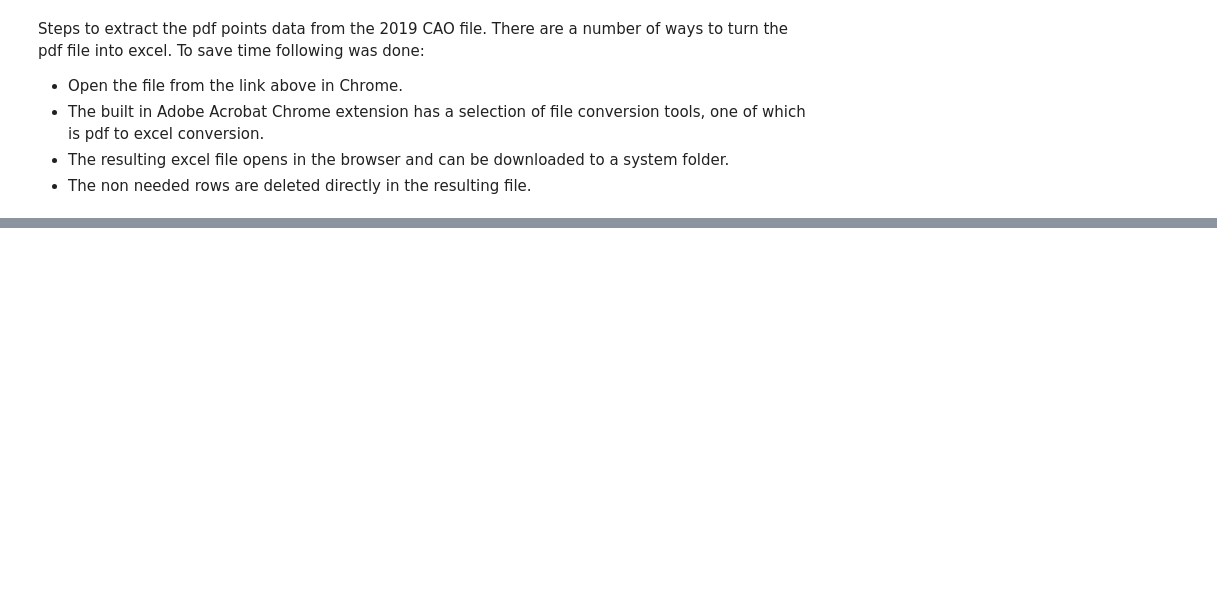
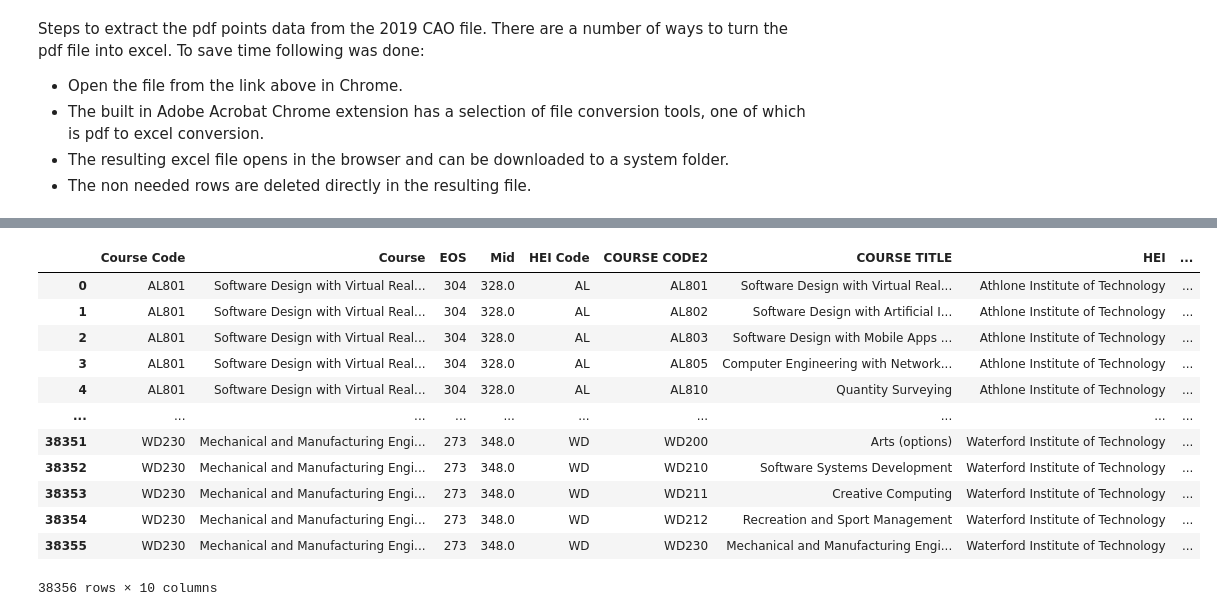
Before and after one commit to donneger/data_analysis_assessment, a Jupyter notebook: cao.ipynb, the cells around one changed output, grey strips where cells are left out. Cells and saved outputs as stored; diff of their text form; code cells hidden in the pictures; blank space fills up the shorter version.

Commit message:
Rework of 2021 and 2020 files to standardise the columns and column names.

```diff
--- a/cao.ipynb
+++ b/cao.ipynb
@@ -322,4 +299,6 @@ df2020_lvl8
+# %%
+# Put in a HEI Code
+df2020_lvl8['HEI Code'] = df2020_lvl8['Course Code'].str[:2]
 # %%
 # Pick out the columns needed for the analysis.
-df2020_lvl8 = df2020_lvl8[['COURSE CODE2', 'COURSE TITLE', 'HEI', 'CATEGORY (i.e.ISCED description)', 'R1 POINTS']]
-df2020_lvl8
+df2020_lvl8 = df2020_lvl8[['Course Code', 'Course Title', 'HEI Code', 'HEI', 'ISCED', 'R1 Points']]
@@ -339,0 +305,4 @@ df2020_lvl8
+# %%
+# Add the Year.
+df2020_lvl8['Year']=str(2020)
+df2020_lvl8
@@ -362,0 +341,8 @@ df2019
+# %%
+# Read in the 2019 points excel file, note this file contains only Level 8 courses.
+# The file also is missing the row level details for the HEI Name and ISCED Category.
+
+# Create a College Code from the first 2 letters of the Course Code, can use this to get the College Name.
+df2019_lvl8 = pd.read_excel('lvl8_2019.xlsx')
+df2019_lvl8['HEI Code'] = df2019_lvl8['Course Code'].str[:2]
+df2019_lvl8
@@ -362,0 +363,19 @@ df2019
+# %%
+# Temporary dataframe to get the HEI details and ISCED Category
+df=pd.merge(df2019_lvl8, df2020_lvl8, on='HEI Code', how='inner')
+df
+#df2019_lvl8.set_index('Course Code').join(df2020.set_index('COURSE CODE2'))
+# %% [output]
+|  | Course Code | Course | EOS | Mid | HEI Code | COURSE CODE2 | COURSE TITLE | HEI | ... |
+| 0 | AL801 | Software Design with Virtual Real... | 304 | 328.0 | AL | AL801 | Software Design with Virtual Real... | Athlone Institute of Technology | ... |
+| 1 | AL801 | Software Design with Virtual Real... | 304 | 328.0 | AL | AL802 | Software Design with Artificial I... | Athlone Institute of Technology | ... |
+| 2 | AL801 | Software Design with Virtual Real... | 304 | 328.0 | AL | AL803 | Software Design with Mobile Apps ... | Athlone Institute of Technology | ... |
+| 3 | AL801 | Software Design with Virtual Real... | 304 | 328.0 | AL | AL805 | Computer Engineering with Network... | Athlone Institute of Technology | ... |
+| 4 | AL801 | Software Design with Virtual Real... | 304 | 328.0 | AL | AL810 | Quantity Surveying | Athlone Institute of Technology | ... |
+| ... | ... | ... | ... | ... | ... | ... | ... | ... | ... |
+| 38351 | WD230 | Mechanical and Manufacturing Engi... | 273 | 348.0 | WD | WD200 | Arts (options) | Waterford Institute of Technology | ... |
+| 38352 | WD230 | Mechanical and Manufacturing Engi... | 273 | 348.0 | WD | WD210 | Software Systems Development | Waterford Institute of Technology | ... |
+| 38353 | WD230 | Mechanical and Manufacturing Engi... | 273 | 348.0 | WD | WD211 | Creative Computing | Waterford Institute of Technology | ... |
+| 38354 | WD230 | Mechanical and Manufacturing Engi... | 273 | 348.0 | WD | WD212 | Recreation and Sport Management | Waterford Institute of Technology | ... |
+| 38355 | WD230 | Mechanical and Manufacturing Engi... | 273 | 348.0 | WD | WD230 | Mechanical and Manufacturing Engi... | Waterford Institute of Technology | ... |
+38356 rows × 10 columns
```
Also changed, not shown: parts of 22 cells of this notebook.
